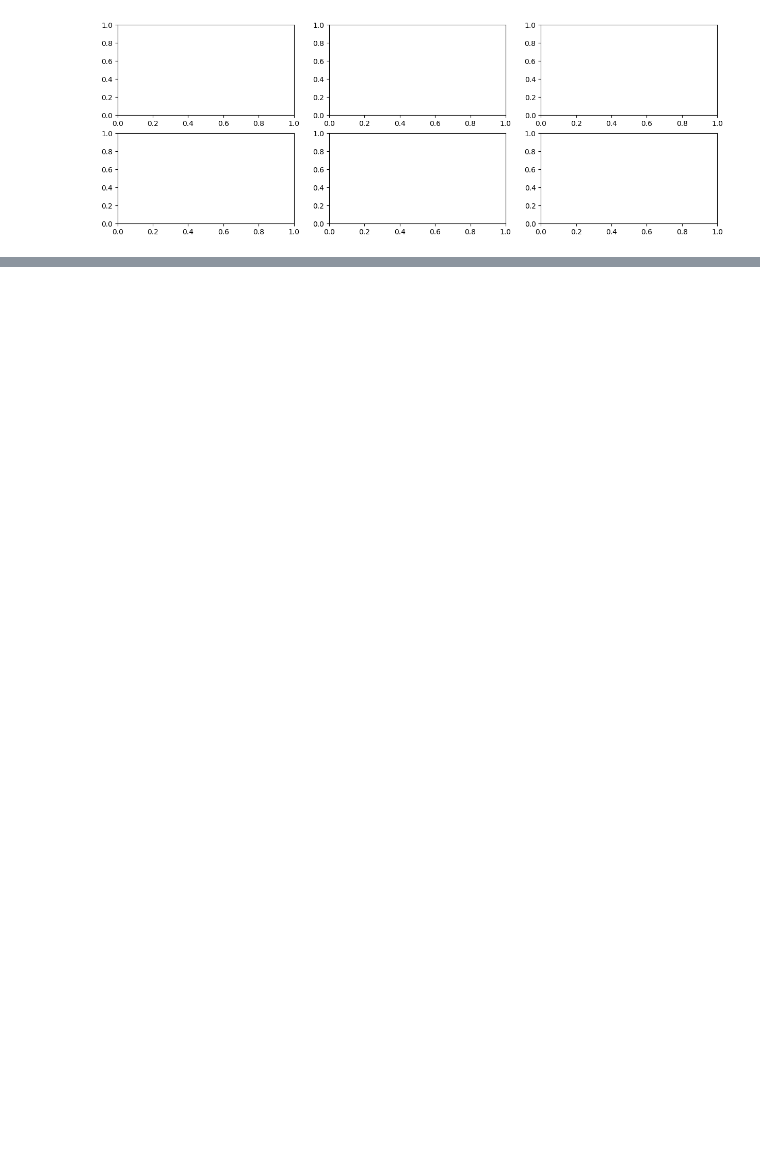
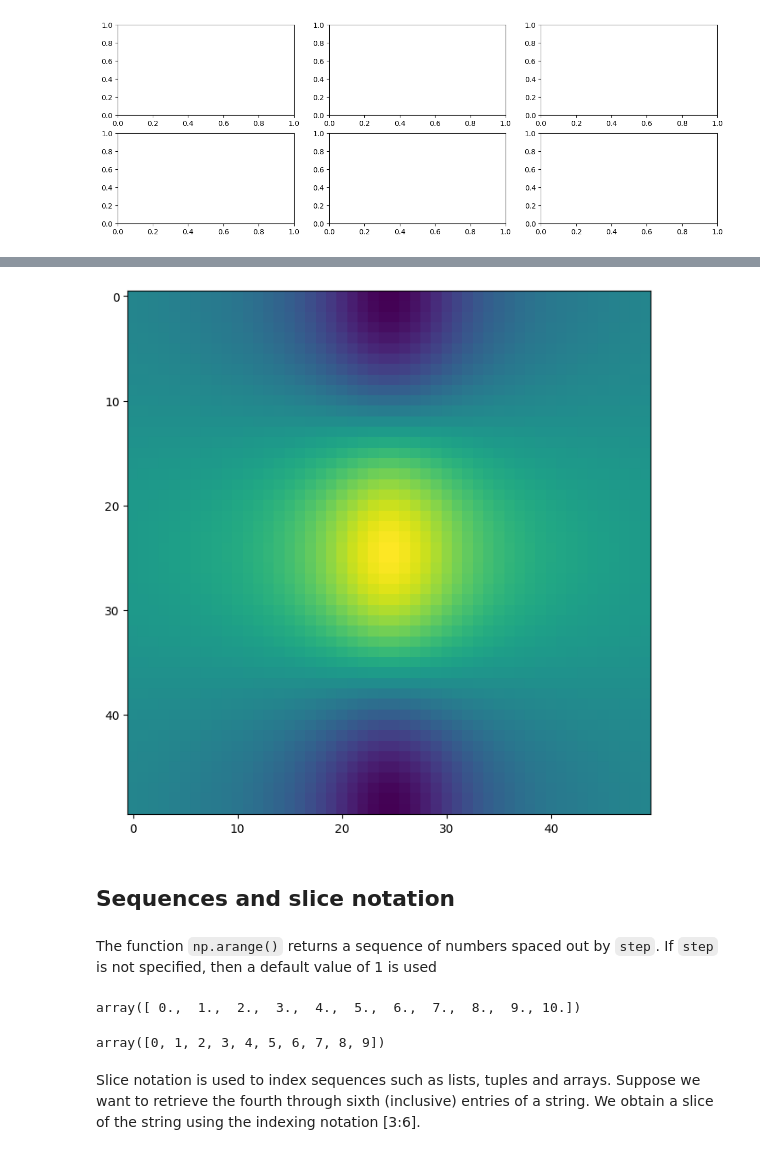
Before and after one commit to jujopo/ISLP, a Jupyter notebook: ISLP_session1.ipynb, the cells around one changed output, grey strips where cells are left out. Cells and saved outputs as stored; diff of their text form; code cells hidden in the pictures; blank space fills up the shorter version.

```diff
--- a/ISLP_session1.ipynb
+++ b/ISLP_session1.ipynb
@@ -362,0 +418,23 @@ fig.savefig("Figure.pdf", dpi=200);
+# %%
+fig, ax = subplots(figsize=(8, 8))
+ax.imshow(f);
+# %% [output]
+[figure, added]
+# %% [markdown]
+## Sequences and slice notation
+# %% [markdown]
+The function `np.arange()` returns a sequence of numbers spaced out by `step`. If `step` is not specified, then a default value of 1 is used
+# %%
+seq1 = np.linspace(0, 10, 11)
+seq1
+# %% [output]
+array([ 0.,  1.,  2.,  3.,  4.,  5.,  6.,  7.,  8.,  9., 10.])
+# %%
+seq2 = np.arange(0, 10)
+seq2
+# %% [output]
+array([0, 1, 2, 3, 4, 5, 6, 7, 8, 9])
+# %% [markdown]
+Slice notation is used to index sequences such as lists, tuples and arrays.
+Suppose we want to retrieve the fourth through sixth (inclusive) entries of
+a string. We obtain a slice of the string using the indexing notation [3:6].
```
Also changed, not shown: parts of 108 cells of this notebook.
